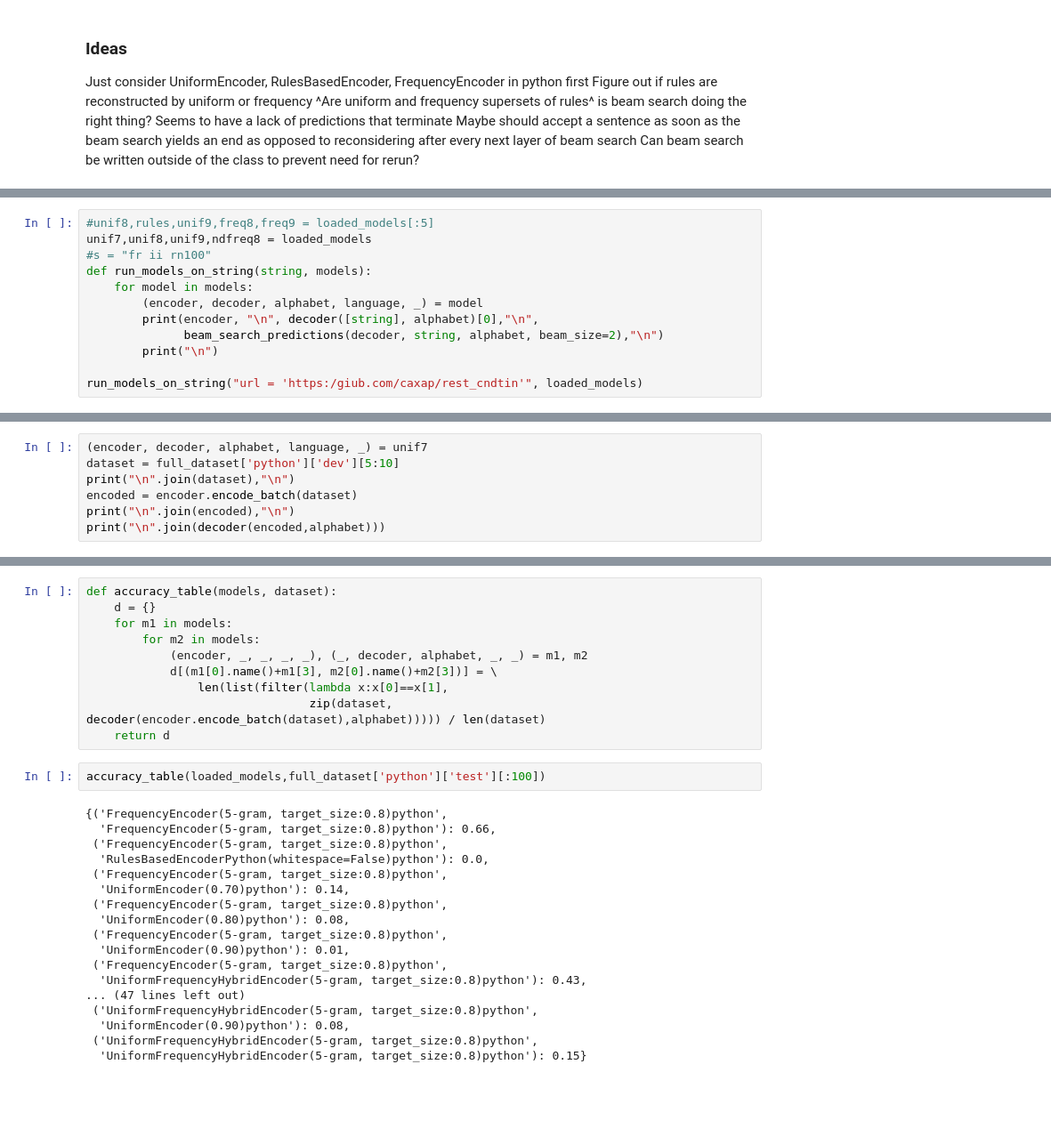
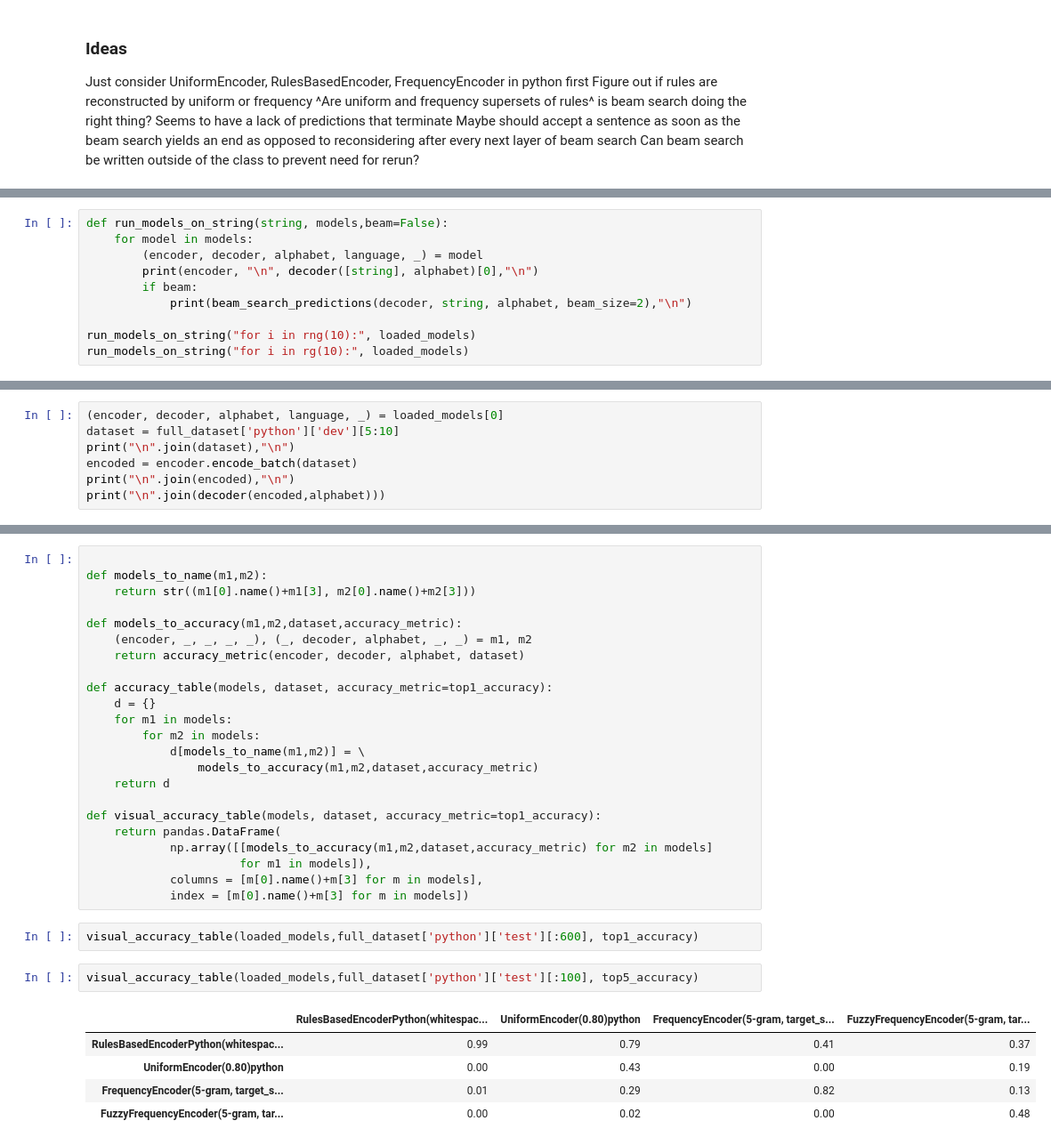
Before and after one commit to gpoesia/cs224n-project, a Jupyter notebook: Results.ipynb, the cells around one changed output, grey strips where cells are left out. Shown: that part at 89% size. Saved outputs shown, nothing was run; the diff lists cells and outputs as text; blank space fills up the shorter version.

```diff
--- a/Results.ipynb
+++ b/Results.ipynb
@@ -276,12 +293,10 @@ for a in loaded_models:
 # %%
-#unif8,rules,unif9,freq8,freq9 = loaded_models[:5]
-unif7,unif8,unif9,ndfreq8 = loaded_models
-#s = "fr ii rn100"
-def run_models_on_string(string, models):
+def run_models_on_string(string, models,beam=False):
     for model in models:
         (encoder, decoder, alphabet, language, _) = model
-        print(encoder, "\n", decoder([string], alphabet)[0],"\n",
-              beam_search_predictions(decoder, string, alphabet, beam_size=2),"\n")
-        print("\n")
+        print(encoder, "\n", decoder([string], alphabet)[0],"\n")
+        if beam:
+            print(beam_search_predictions(decoder, string, alphabet, beam_size=2),"\n")
 
-run_models_on_string("url = 'https:/giub.com/caxap/rest_cndtin'", loaded_models)
+run_models_on_string("for i in rng(10):", loaded_models)
+run_models_on_string("for i in rg(10):", loaded_models)
@@ -306,5 +328,5 @@ run_models_on_string("url = 'https:/giub.com/caxap/rest_cndtin'", loaded_models)
 # %%
-(encoder, decoder, alphabet, language, _) = unif7
+(encoder, decoder, alphabet, language, _) = loaded_models[0]
 dataset = full_dataset['python']['dev'][5:10]
 print("\n".join(dataset),"\n")
 encoded = encoder.encode_batch(dataset)
@@ -405,30 +388,33 @@ fr i in rng(100): 3
-# %%
-def accuracy_table(models, dataset):
-    d = {}
-    for m1 in models:
-        for m2 in models:
-            (encoder, _, _, _, _), (_, decoder, alphabet, _, _) = m1, m2
-            d[(m1[0].name()+m1[3], m2[0].name()+m2[3])] = \
-                len(list(filter(lambda x:x[0]==x[1],
-                                zip(dataset, decoder(encoder.encode_batch(dataset),alphabet))))) / len(dataset)
-    return d
+# %%
+
+def models_to_name(m1,m2):
+    return str((m1[0].name()+m1[3], m2[0].name()+m2[3]))
+
+def models_to_accuracy(m1,m2,dataset,accuracy_metric):
+    (encoder, _, _, _, _), (_, decoder, alphabet, _, _) = m1, m2
+    return accuracy_metric(encoder, decoder, alphabet, dataset)
+
+def accuracy_table(models, dataset, accuracy_metric=top1_accuracy):
+    d = {}
+    for m1 in models:
+        for m2 in models:
+            d[models_to_name(m1,m2)] = \
+                models_to_accuracy(m1,m2,dataset,accuracy_metric)
+    return d
+
+def visual_accuracy_table(models, dataset, accuracy_metric=top1_accuracy):
+    return pandas.DataFrame(
+            np.array([[models_to_accuracy(m1,m2,dataset,accuracy_metric) for m2 in models]
+                      for m1 in models]),
+            columns = [m[0].name()+m[3] for m in models],
+            index = [m[0].name()+m[3] for m in models])
+# %%
+visual_accuracy_table(loaded_models,full_dataset['python']['test'][:600], top1_accuracy)
 # %%
-accuracy_table(loaded_models,full_dataset['python']['test'][:100])
+visual_accuracy_table(loaded_models,full_dataset['python']['test'][:100], top5_accuracy)
 # %% [output]
-{('FrequencyEncoder(5-gram, target_size:0.8)python',
-  'FrequencyEncoder(5-gram, target_size:0.8)python'): 0.66,
- ('FrequencyEncoder(5-gram, target_size:0.8)python',
-  'RulesBasedEncoderPython(whitespace=False)python'): 0.0,
- ('FrequencyEncoder(5-gram, target_size:0.8)python',
-  'UniformEncoder(0.70)python'): 0.14,
- ('FrequencyEncoder(5-gram, target_size:0.8)python',
-  'UniformEncoder(0.80)python'): 0.08,
- ('FrequencyEncoder(5-gram, target_size:0.8)python',
-  'UniformEncoder(0.90)python'): 0.01,
- ('FrequencyEncoder(5-gram, target_size:0.8)python',
-  'UniformFrequencyHybridEncoder(5-gram, target_size:0.8)python'): 0.43,
-... (47 lines left out)
- ('UniformFrequencyHybridEncoder(5-gram, target_size:0.8)python',
-  'UniformEncoder(0.90)python'): 0.08,
- ('UniformFrequencyHybridEncoder(5-gram, target_size:0.8)python',
-  'UniformFrequencyHybridEncoder(5-gram, target_size:0.8)python'): 0.15}
+|  | RulesBasedEncoderPython(whitespac... | UniformEncoder(0.80)python | FrequencyEncoder(5-gram, target_s... | FuzzyFrequencyEncoder(5-gram, tar... |
+| RulesBasedEncoderPython(whitespac... | 0.99 | 0.79 | 0.41 | 0.37 |
+| UniformEncoder(0.80)python | 0.00 | 0.43 | 0.00 | 0.19 |
+| FrequencyEncoder(5-gram, target_s... | 0.01 | 0.29 | 0.82 | 0.13 |
+| FuzzyFrequencyEncoder(5-gram, tar... | 0.00 | 0.02 | 0.00 | 0.48 |
```
Also changed, not shown: parts of 25 cells of this notebook, 6 other files.
